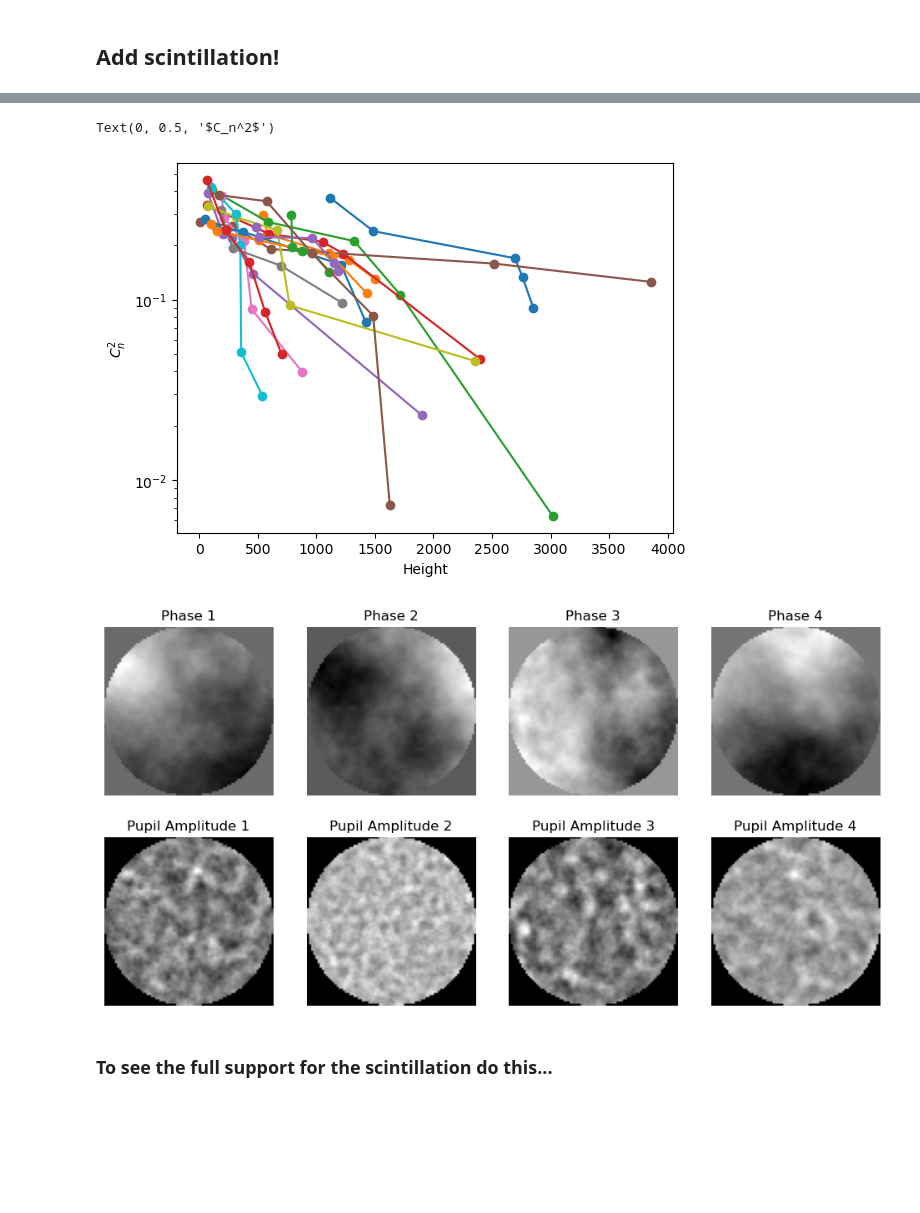
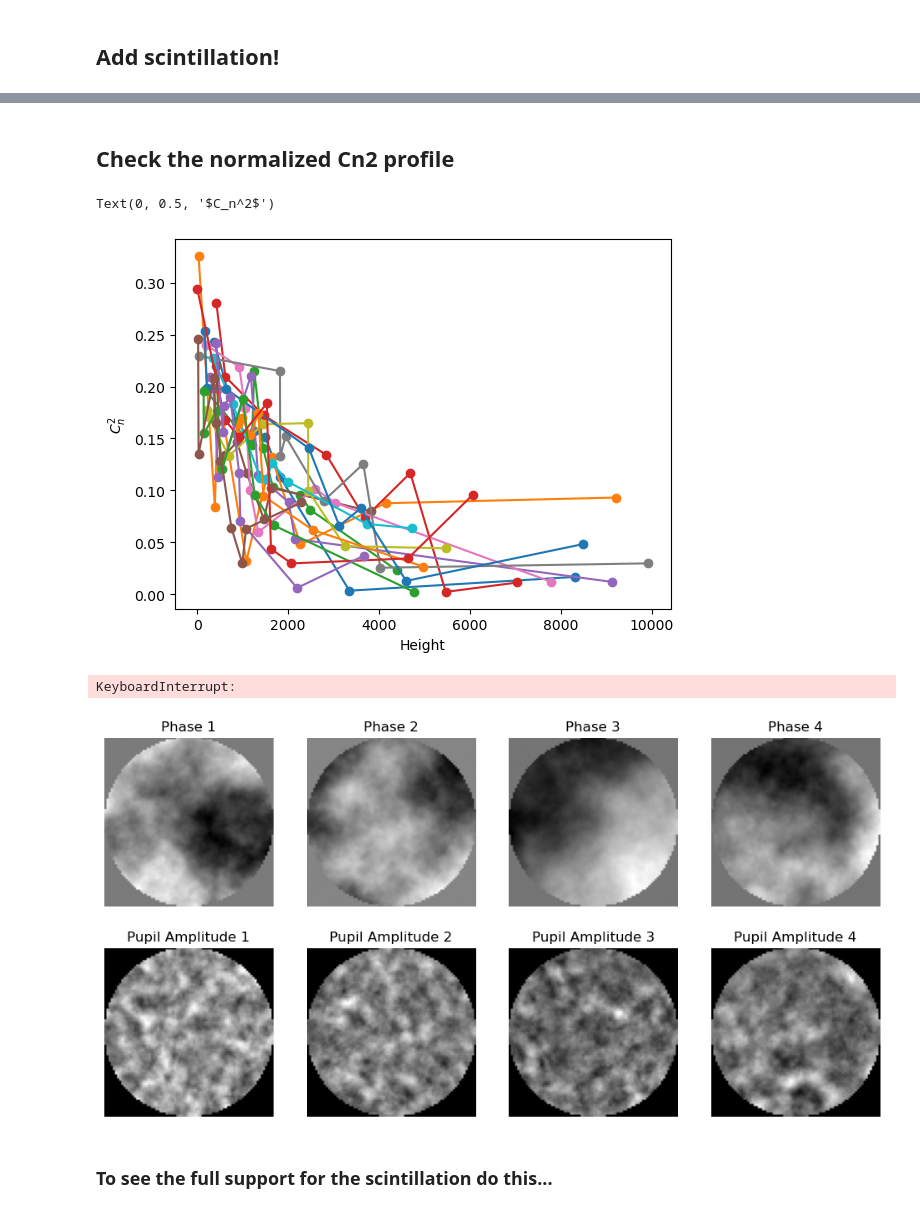
Before and after one commit to ftoyarzun/AI4AO, a Jupyter notebook: Tutorials/DatasetGeneration.ipynb, the cells around one changed output, grey strips where cells are left out. Cells and saved outputs as stored; diff of their text form; code cells hidden in the pictures; blank space fills up the shorter version.

```diff
--- a/Tutorials/DatasetGeneration.ipynb
+++ b/Tutorials/DatasetGeneration.ipynb
@@ -88,0 +99,2 @@ KeyboardInterrupt:
+# %%
+dataset.generateClosedLoop = True
@@ -88,0 +128,34 @@ KeyboardInterrupt:
+# %%
+## You can see how the wavefronts move given the wind
+n_iter = 100
+
+for i in range(n_iter):
+    phaseGT,pupilGT,zernike,_,_,_,wind,_ = dataset[i]
+
+    clear_output(wait=True)
+
+    frames = phaseGT[:4]
+
+    num_frames = frames.shape[0]
+
+    # Create subplots: 1 row, num_frames columns
+    fig, axes = plt.subplots(1, num_frames, figsize=(3*num_frames, 3))
+
+    # Ensure axes is iterable if num_frames = 1
+    if num_frames == 1:
+        axes = [axes]
+
+    for j, frame in enumerate(frames.cpu()):
+        axes[j].imshow(frame, cmap='gray')
+        axes[j].set_title(f"Phase {j+1}")
+        axes[j].axis('off')
+
+
+    # Display the frame
+    display(plt.gcf())
+
+    # Pause so you can see the frame (adjust as needed)
+    time.sleep(0.01)
+
+    # Close the figure to prevent memory buildup
+    plt.close()
@@ -94,8 +170,7 @@ AtmosParams['Scintillation'] = True
 # Dataset creation
 dataset = PhaseDataset(WFSParams, AtmosParams, LoopParams, device)
 # %%
-dataset.ResetMovingWavefront()
-phaseGT,pupilGT,zernike,photons,RON,r0,wind_speed,fractional_r0 = dataset.GetMovingWavefront()
+phaseGT,pupilGT,zernike,photons,RON,r0,wind_speed,fractional_r0 = dataset[0]
 plt.figure(figsize=(10,5))
 plt.subplot(121)
 plt.imshow(pupilGT[0].cpu() * dataset.pupil.cpu())
@@ -113,53 +188,56 @@ plt.colorbar()
+# %% [markdown]
+## Check the normalized Cn2 profile
 # %%
 for index in range(dataset.layerHeights.shape[1]):
-    plt.semilogy(dataset.layerHeights.cpu()[:,index].squeeze(), dataset.fractionalr0.cpu()[:,index].squeeze(), 'o-')
+    plt.plot(dataset.layerHeights.cpu()[:,index].squeeze(), dataset.fractionalr0.cpu()[:,index].squeeze(), 'o-')
 
-plt.xlabel('Height')
-plt.ylabel('$C_n^2$')
+plt.xlabel('Height (m)')
+plt.ylabel('Relative $C_n^2$')
 # %% [output]
 Text(0, 0.5, '$C_n^2$')
-[figure, old version]
+[figure, new version]
 # %%
 ## You can see how the wavefronts move given the wind
 
 n_iter = 100
 dataset.ResetMovingWavefront()
 for i in range(n_iter):
-    phaseGT,pupilGT,zernike,_,_,_,wind,_ = dataset.GetMovingWavefront()
+    phaseGT,pupilGT,zernike,_,_,_,wind,_ = dataset[i]
     # Clear previous output (without flickering)
     clear_output(wait=True)
 
     frames = phaseGT[:4].cpu()
     pupils = pupilGT[:4].cpu()
     main_pupil = dataset.pupil.cpu()
 
     num_frames = frames.shape[0]
 
     # Create subplots: 1 row, num_frames columns
     fig, axes = plt.subplots(2, num_frames, figsize=(3*num_frames, 6))
 
     # Ensure axes is iterable if num_frames = 1
     if num_frames == 1:
         axes = [axes]
 
     for j, frame in enumerate(frames):
         axes[0,j].imshow(frame, cmap='gray')
         axes[0,j].set_title(f"Phase {j+1}")
         axes[0,j].axis('off')
         axes[1,j].imshow(pupils[j] * main_pupil, cmap='gray')
         axes[1,j].set_title(f"Pupil Amplitude {j+1}")
         axes[1,j].axis('off')
 
     # Display the frame
     display(plt.gcf())
 
     # Pause so you can see the frame (adjust as needed)
     time.sleep(0.01)
 
     # Close the figure to prevent memory buildup
     plt.close()
 # %% [output]
+KeyboardInterrupt:
-[figure, old version]
+[figure, new version]
 # %% [markdown]
 ### To see the full support for the scintillation do this...
 # %%
```
Also changed, not shown: parts of 8 cells of this notebook, 1 other file.
